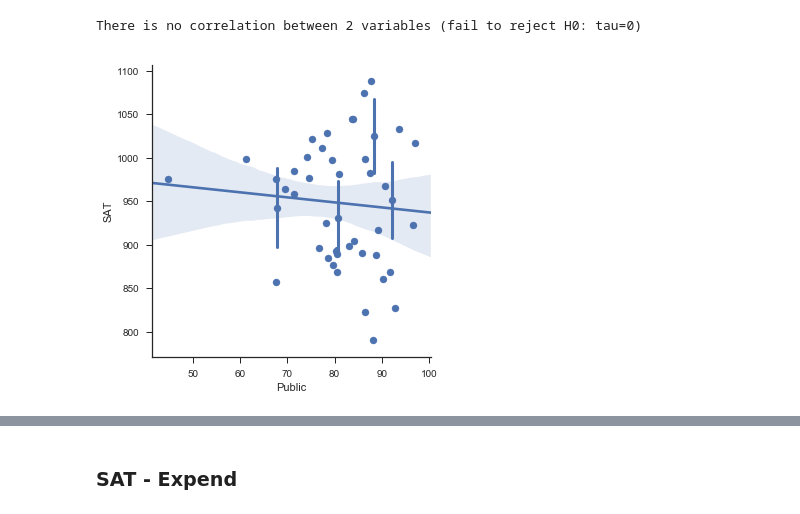
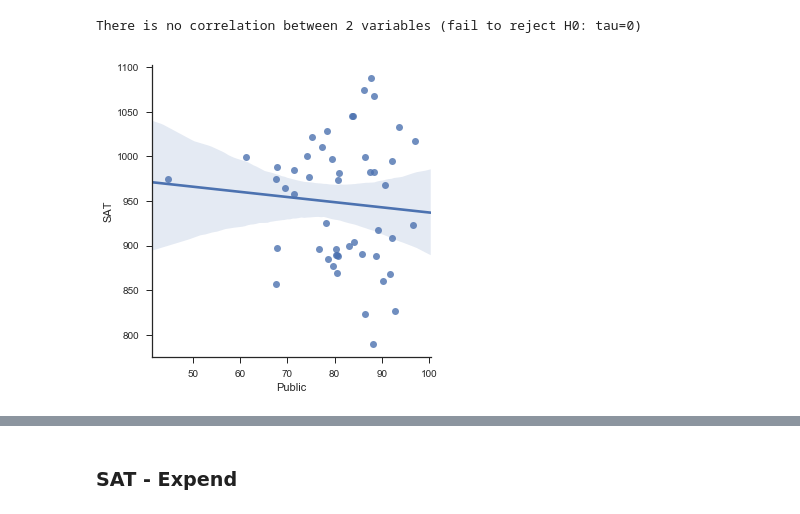
Before and after one commit to icerealm/SAT, a Jupyter notebook: SAT.ipynb, the cells around one changed output, grey strips where cells are left out. Saved outputs shown, nothing was run; the diff lists cells and outputs as text; code cells hidden in the pictures.

```diff
--- a/SAT.ipynb
+++ b/SAT.ipynb
@@ -127,3 +124,6 @@ sns.pairplot(df)
 # %% [output]
 <seaborn.axisgrid.PairGrid at 0x...>
 [figure]
+# %%
+df['income_rank'] = np.multiply(df['Income'],df['Rank'])
+sns.pairplot(df)
@@ -130,5 +133,5 @@ sns.pairplot(df)
 # %%
-df['sqrt_takers'] = np.sqrt(df.Takers)
+df['ln_taker'] = np.log(df.Takers)
 sns.pairplot(df)
 # %% [output]
 <seaborn.axisgrid.PairGrid at 0x...>
@@ -136,3 +138,0 @@ sns.pairplot(df)
-# %%
-df['taker_rank'] = np.multiply(df.Takers, df.Rank)
-sns.pairplot(df)
@@ -142,3 +138,0 @@ sns.pairplot(df)
-# %%
-df['income_taker'] = np.multiply(df.Income, df.Rank)
-sns.pairplot(df)
@@ -304,6 +287,6 @@ tau_interpret(0.05, p_value)
 # %% [output]
 There is no correlation between 2 variables (fail to reject H0: tau=0)
 # %%
-sns.lmplot(x="Public", y="SAT", data=df, x_estimator=np.mean);
+sns.lmplot(x="Public", y="SAT", data=df);
 # %% [output]
-[figure, old version]
+[figure, new version]
```
Also changed, not shown: parts of 26 cells of this notebook, 5 other files.
